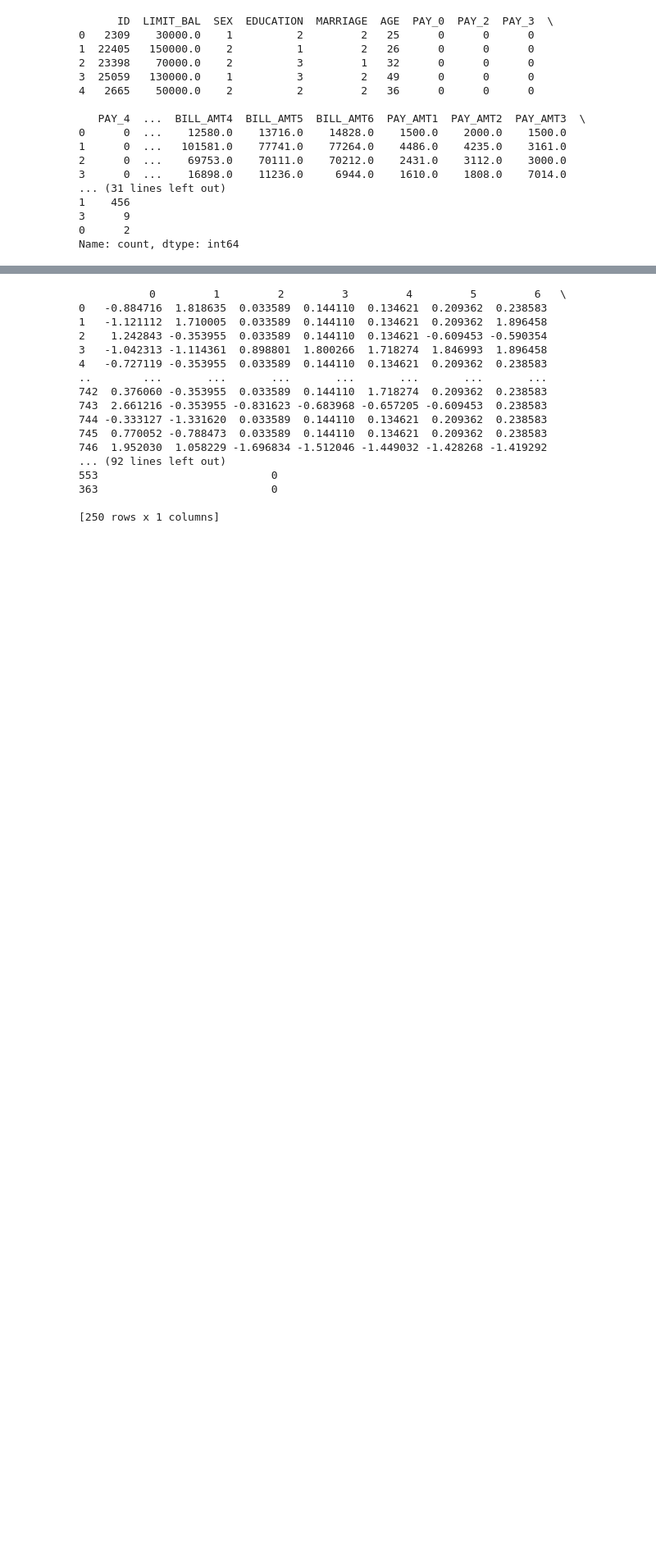
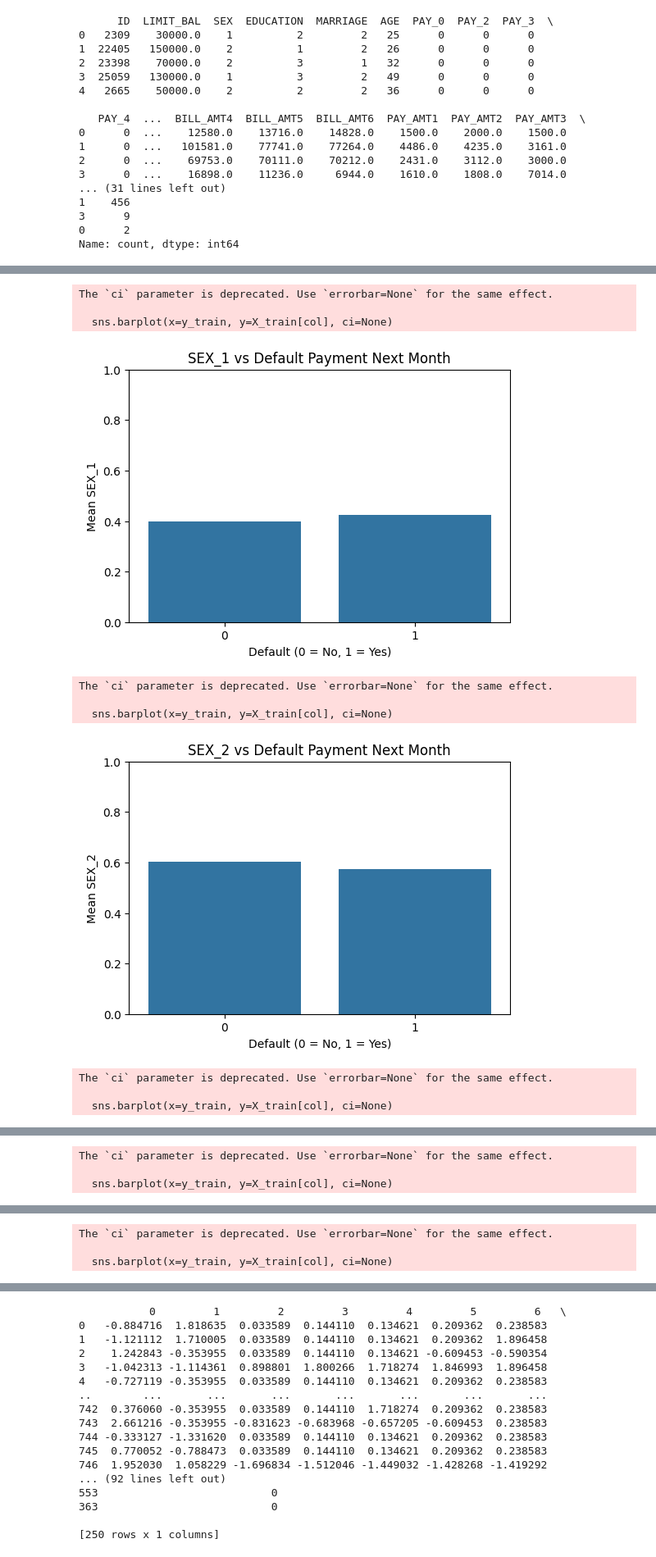
Before and after one commit to vaimathi1726/credit-card-default-predictor, a Jupyter notebook: CC_unsupervised_analysis.ipynb, the cells around one changed output, grey strips where cells are left out. Shown at 82% size. Drawn from its saved outputs; the diff is of its cells as text; code cells hidden in the pictures; blank space fills up the shorter version.

```diff
--- a/CC_unsupervised_analysis.ipynb
+++ b/CC_unsupervised_analysis.ipynb
@@ -141,22 +138,6 @@ print(df.head())
 # %%
 X = df.drop(columns=['default.payment.next.month'])
 y = df['default.payment.next.month']
-
-dummy_cols = [col for col in X.columns if col.startswith(('SEX_', 'EDUCATION_', 'MARRIAGE_'))]
-
-# Plot default rates for each dummy column
-for col in dummy_cols:
-    plt.figure(figsize=(6, 4))
-
-    # Calculate the mean of the dummy feature grouped by default outcome
-    sns.barplot(x=y, y=X[col], ci=None)
-
-    plt.title(f'{col} vs Default Payment Next Month')
-    plt.xlabel('Default (0 = No, 1 = Yes)')
-    plt.ylabel(f'Mean {col}')
-    plt.ylim(0, 1)  # Since dummies are 0 or 1
-    plt.show()
-
 print("Distribution of y:")
 print(y.value_counts())
 # %% [output]
@@ -187,0 +176,31 @@ The `ci` parameter is deprecated. Use `errorbar=None` for the same effect.
+# %%
+
+X = df.drop(columns=['default.payment.next.month'])
+y = df['default.payment.next.month']
+
+dummy_cols = [col for col in X_train.columns if col.startswith(('SEX_', 'EDUCATION_', 'MARRIAGE_'))]
+
+# Plot default rates for each dummy column
+for col in dummy_cols:
+    plt.figure(figsize=(6, 4))
+
+    # Calculate the mean of the dummy feature grouped by default outcome
+    sns.barplot(x=y_train, y=X_train[col], ci=None)
+
+    plt.title(f'{col} vs Default Payment Next Month')
+    plt.xlabel('Default (0 = No, 1 = Yes)')
+    plt.ylabel(f'Mean {col}')
+    plt.ylim(0, 1)  # Since dummies are 0 or 1
+    plt.show()
+# %% [output]
+The `ci` parameter is deprecated. Use `errorbar=None` for the same effect.
+
+  sns.barplot(x=y_train, y=X_train[col], ci=None)
+[figure, added]
+The `ci` parameter is deprecated. Use `errorbar=None` for the same effect.
+
+  sns.barplot(x=y_train, y=X_train[col], ci=None)
+[figure, added]
+The `ci` parameter is deprecated. Use `errorbar=None` for the same effect.
+
+  sns.barplot(x=y_train, y=X_train[col], ci=None)
@@ -187,0 +208,3 @@ The `ci` parameter is deprecated. Use `errorbar=None` for the same effect.
+The `ci` parameter is deprecated. Use `errorbar=None` for the same effect.
+
+  sns.barplot(x=y_train, y=X_train[col], ci=None)
@@ -187,0 +212,3 @@ The `ci` parameter is deprecated. Use `errorbar=None` for the same effect.
+The `ci` parameter is deprecated. Use `errorbar=None` for the same effect.
+
+  sns.barplot(x=y_train, y=X_train[col], ci=None)
```
Also changed, not shown: parts of 12 cells of this notebook, 7 other files.
